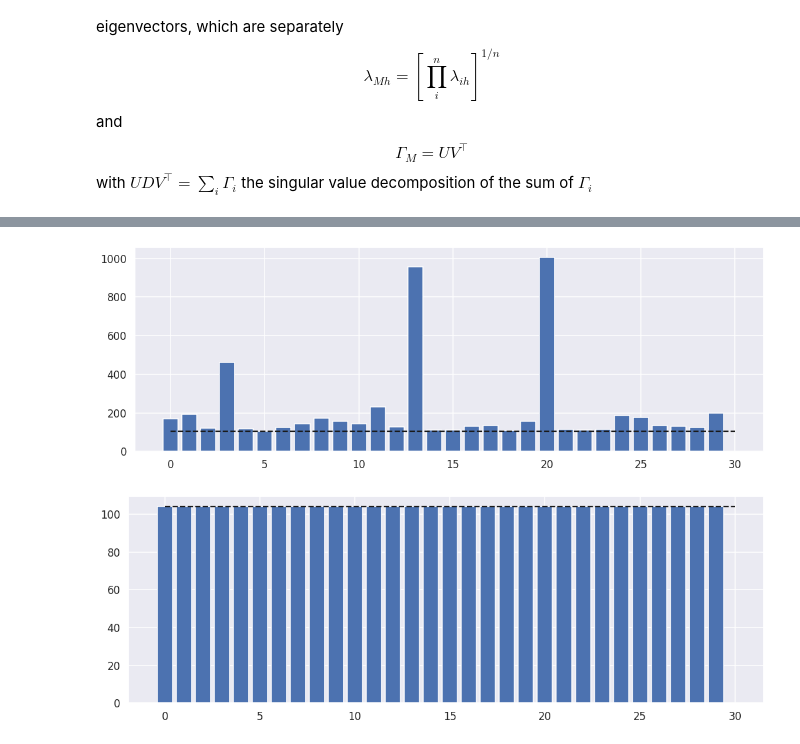
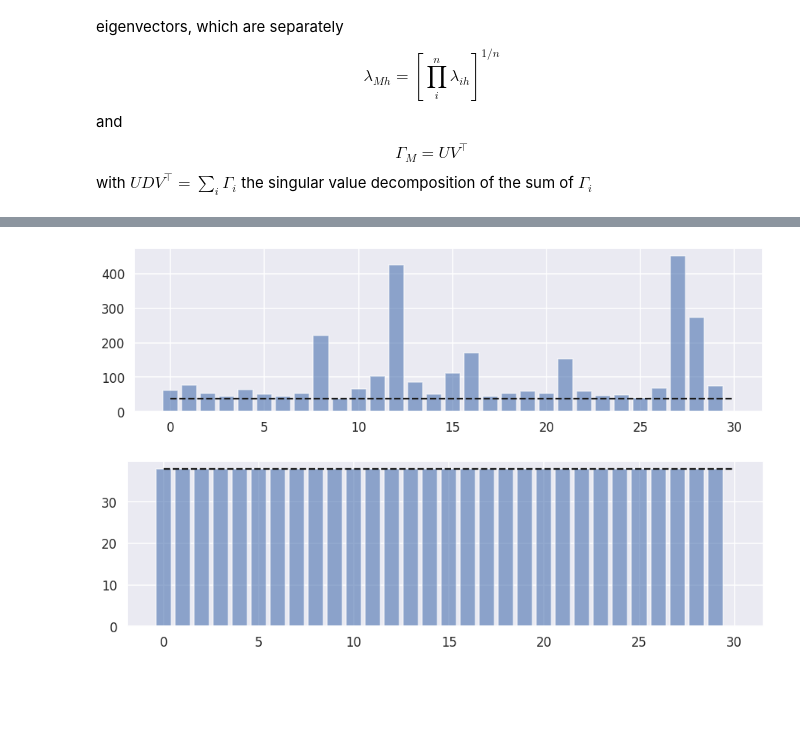
Before and after one commit to jschiavon/spd_alignment, a Jupyter notebook: Alignment_tests.ipynb, the cells around one changed output, grey strips where cells are left out. Drawn from its saved outputs; the diff is of its cells as text; code cells hidden in the pictures; blank space fills up the shorter version.

```diff
--- a/Alignment_tests.ipynb
+++ b/Alignment_tests.ipynb
@@ -37,9 +33,8 @@ WARNING:absl:No GPU/TPU found, falling back to CPU. (Set TF_CPP_MIN_LOG_LEVEL=0
 # %% [markdown]
 Then I generate a set of random SPD matrices $\Sigma_i$ that we can consider a sample dataset.
 # %%
-rng, key = random.split(rng)
-Sigmas = random.normal(key, shape=(n, p, p))
-Sigmas = jnp.einsum('...ij,...kj', Sigmas, Sigmas)
+Sigmas = rng.normal(size=(n, p, p))
+Sigmas = np.einsum('...ij,...kj', Sigmas, Sigmas)
 # %% [markdown]
 Then I define the various function that I will need (along with some helper utilities). Mainly, I will need the distance induced by the Frobenius norm
 $$
@@ -124,21 +113,22 @@ def optimal_reference_eigvec(X):
 # %%
 # First simulation: optimal rotation
-rng, *key = random.split(rng, n_tests + 1)
-
 for i in range(n_tests):
-    k, *ks = random.split(key[i], n_rep + 1)
-    M = random.normal(k, shape=(p, p))
-    M = jnp.einsum('...ij,...kj', M, M)
+    M = rng.normal(size=(p, p))
+    M = np.einsum('...ij,...kj', M, M)
 
     om_opt = optimal_rotation(Sigmas, M)
     cost_opt = costfunc(M, rotate(Sigmas, om_opt))
-    cost_om = []
+    costs = []
 
     for j in range(n_rep):
-        omega = jnp.linalg.qr(random.normal(ks[j], shape=(p, p)))[0]
-        cost_om.append(costfunc(M, rotate(Sigmas, omega)))
+        omega = np.linalg.qr(rng.normal(size=(p, p)))[0]
+        costs.append(costfunc(M, rotate(Sigmas, omega)))
 
-    plt.bar(range(n_rep), cost_om)
+    costs = np.array(costs)
+    min_costs = np.where((costs < cost_opt) & (~np.isclose(costs, cost_opt)), costs, 0)
+
+    plt.bar(range(n_rep), costs, alpha=0.6)
+    plt.bar(range(len(min_costs)), min_costs, color='r')
     plt.hlines(y=cost_opt, xmin=0, xmax=n_rep, colors='k', linestyle='dashed')
     plt.show()
 # %% [output]
@@ -150,44 +140,46 @@ for i in range(n_tests):
 # %%
 # Second simulation: Eigenvalues of the optimal reference
-rng, *key = random.split(rng, n_rep + 1)
-
-lam_opt = jnp.diag(optimal_reference_eigval(Sigmas))
+lam_opt = np.diag(optimal_reference_eigval(Sigmas))
 rot_opt = optimal_rotation(Sigmas, lam_opt)
 cost_opt = costfunc(lam_opt, rotate(Sigmas, rot_opt))
 
 costs = []
 
 for j in range(n_rep):
-    M = random.normal(key[j], shape=(p, p))
-    M = jnp.einsum('...ij,...kj', M, M)
+    M = rng.normal(size=(p, p))
+    M = np.einsum('...ij,...kj', M, M)
     rot = optimal_rotation(Sigmas, M)
     costs.append(costfunc(M, rotate(Sigmas, rot)))
+costs = np.array(costs)
+min_costs = np.where((costs < cost_opt) & (~np.isclose(costs, cost_opt)), costs, 0)
 
-plt.bar(range(n_rep), costs)
+plt.bar(range(n_rep), costs, alpha=0.6)
+plt.bar(range(len(min_costs)), min_costs, color='r')
 plt.hlines(y=cost_opt, xmin=0, xmax=n_rep, colors='k', linestyle='dashed')
 plt.show()
 # %% [output]
-[figure, old version]
+[figure, new version]
 # %%
 # Third simulation: Independence from the eigenvectors
-rng, *key = random.split(rng, n_rep + 1)
-
 lam_opt = optimal_reference_eigval(Sigmas)
-rot_opt = optimal_rotation(Sigmas, jnp.diag(lam_opt))
-cost_opt = costfunc(jnp.diag(lam_opt), rotate(Sigmas, rot_opt))
+rot_opt = optimal_rotation(Sigmas, np.diag(lam_opt))
+cost_opt = costfunc(np.diag(lam_opt), rotate(Sigmas, rot_opt))
 
 costs = []
 
 for j in range(n_rep):
-    M = jnp.linalg.qr(random.normal(key[j], shape=(p, p)))[0]
-    M = jnp.einsum('...ij,...j,...kj', M, lam_opt, M)
+    M = np.linalg.qr(rng.normal(size=(p, p)))[0]
+    M = np.einsum('...ij,...j,...kj', M, lam_opt, M)
     rot = optimal_rotation(Sigmas, M)
     costs.append(costfunc(M, rotate(Sigmas, rot)))
+costs = np.array(costs)
+min_costs = np.where((costs < cost_opt) & (~np.isclose(costs, cost_opt)), costs, 0)
 
-plt.bar(range(n_rep), costs)
+plt.bar(range(n_rep), costs, alpha=0.6)
+plt.bar(range(len(min_costs)), min_costs, color='r')
 plt.hlines(y=cost_opt, xmin=0, xmax=n_rep, colors='k', linestyle='dashed')
 plt.show()
 # %% [output]
-[figure, old version]
+[figure, new version]
 # %%
 # Fourth simulation: Eigenvectors of optimal reference
```
Also changed, not shown: parts of 5 cells of this notebook.
